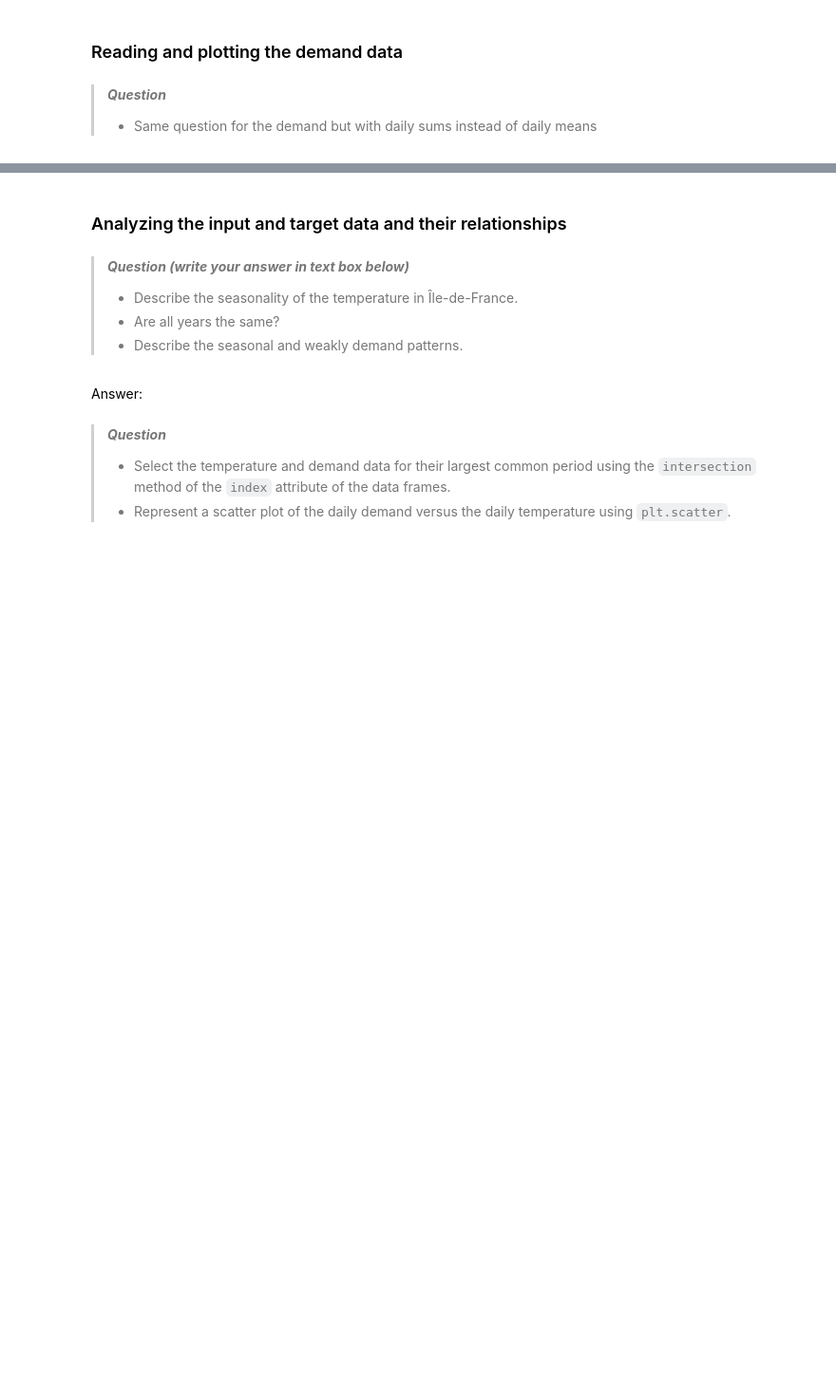
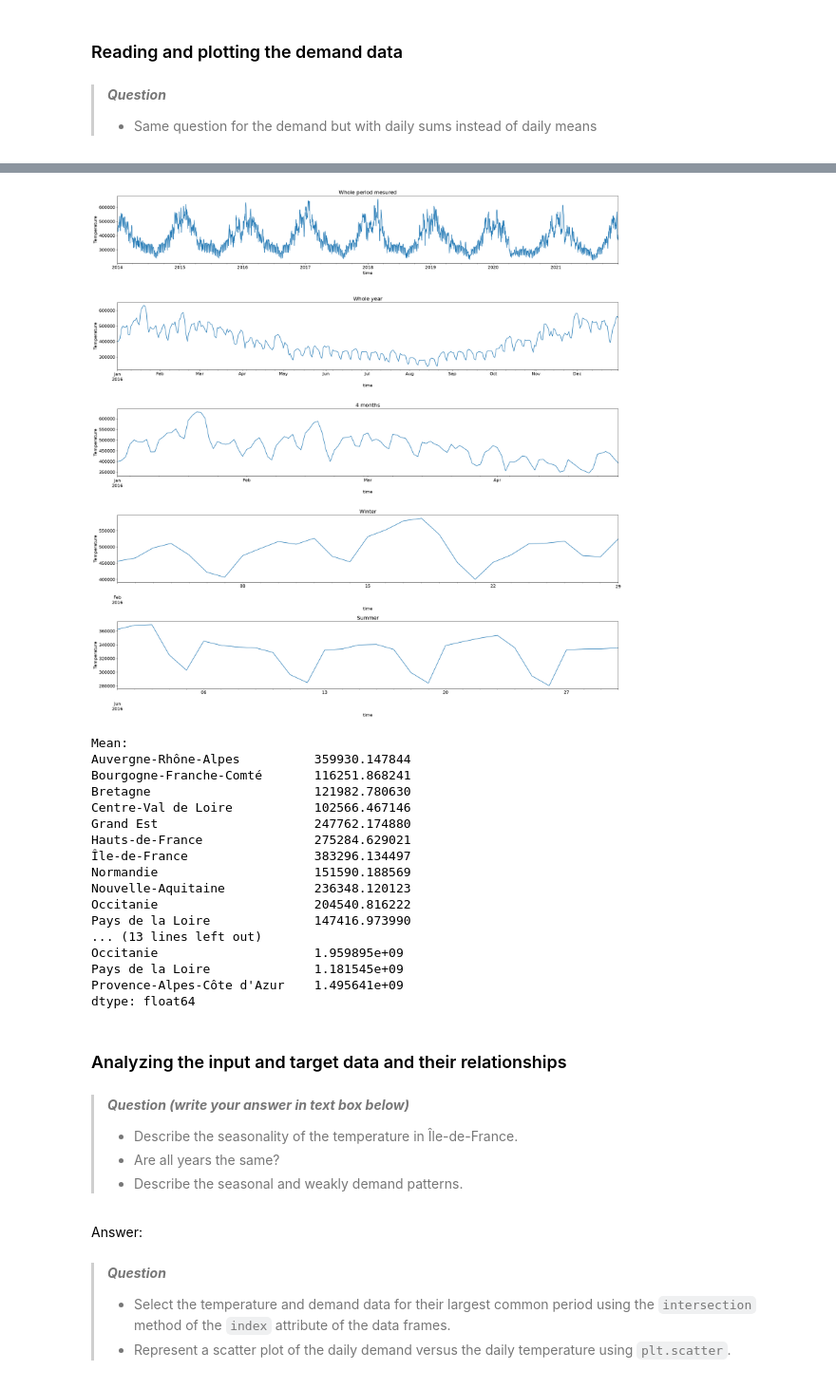
Before and after one commit to holguin2900/MEC-5107-EP-MachineLearning, a Jupyter notebook: 0-moodle/1_tutoriales/02_tutorial_supervised_learning_problem_ols.ipynb, the cells around one changed output, grey strips where cells are left out. Shown at 95% size. Drawn from its saved outputs; the diff is of its cells as text; code cells hidden in the pictures; blank space fills up the shorter version.

```diff
--- a/0-moodle/1_tutoriales/02_tutorial_supervised_learning_problem_ols.ipynb
+++ b/0-moodle/1_tutoriales/02_tutorial_supervised_learning_problem_ols.ipynb
@@ -92,3 +132,6 @@ TypeError: dtype 'str' does not support operation 'mean'
 > - Same question for the demand but with daily sums instead of daily means
 # %%
 # answer cell
+demande = pd.read_csv(dem_filepath,parse_dates=True, header=0,index_col = 0)
+demande_daily_sum = demande.resample('D').sum()
+demande_daily_sum
@@ -95,3 +153,50 @@ TypeError: dtype 'str' does not support operation 'mean'
+# %%
+# Select Île-de-France region
+region_name = 'Île-de-France'
+df_dem_idf = demande_daily_sum[region_name]
+
+#1 year
+date0,date1 = "2016-01","2016-12"
+#4 months
+date2 = "2016-04"
+#Winter
+date3 = "2016-02"
+#Summer
+date4 = "2016-06"
+fig, ax = plt.subplots(5,1,figsize = (24,24))
+df_dem_idf.plot(ax=ax[0], title = "Whole period mesured")
+df_dem_idf.loc[date0:date1].plot(ax = ax[1], title= "Whole year")
+df_dem_idf.loc[date0:date2].plot(ax = ax[2], title = "4 months")
+df_dem_idf.loc[date3].plot(ax = ax[3], title = "Winter")
+df_dem_idf.loc[date4].plot(ax = ax[4], title = "Summer")
+for i in range(5): ax[i].set_ylabel("Temperature")
+plt.tight_layout()
+plt.show()
+
+# Compute mean and variance of daily demerature
+print('Mean:')
+print(demande_daily_sum.mean())
+print('\nVariance:')
+print(demande_daily_sum.var())
+# %% [output]
+[figure, added]
+Mean:
+Auvergne-Rhône-Alpes          359930.147844
+Bourgogne-Franche-Comté       116251.868241
+Bretagne                      121982.780630
+Centre-Val de Loire           102566.467146
+Grand Est                     247762.174880
+Hauts-de-France               275284.629021
+Île-de-France                 383296.134497
+Normandie                     151590.188569
+Nouvelle-Aquitaine            236348.120123
+Occitanie                     204540.816222
+Pays de la Loire              147416.973990
+... (13 lines left out)
+Occitanie                     1.959895e+09
+Pays de la Loire              1.181545e+09
+Provence-Alpes-Côte d'Azur    1.495641e+09
+dtype: float64
 # %% [markdown]
 ### Analyzing the input and target data and their relationships
 # %% [markdown]
```
Also changed, not shown: parts of 5 cells of this notebook.
